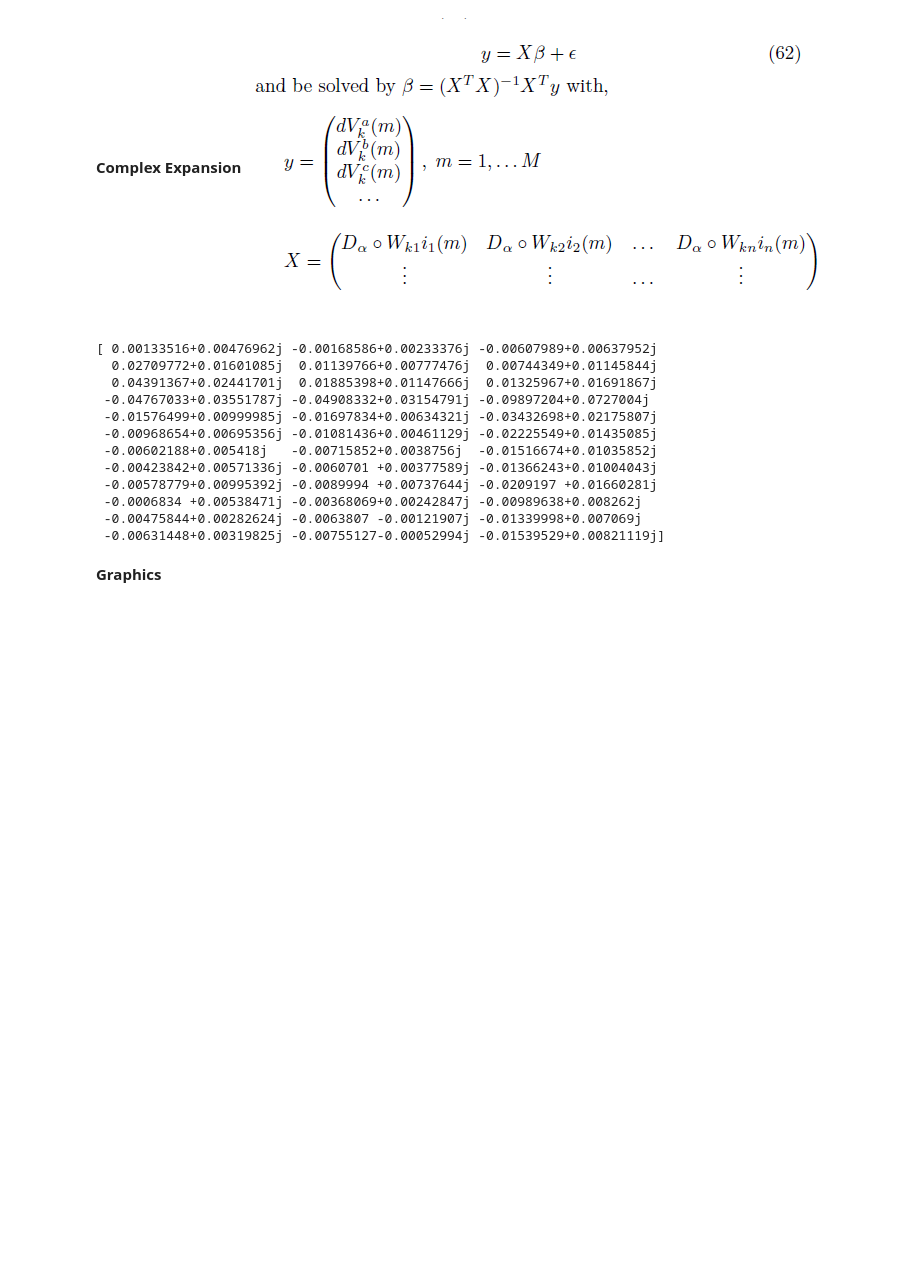
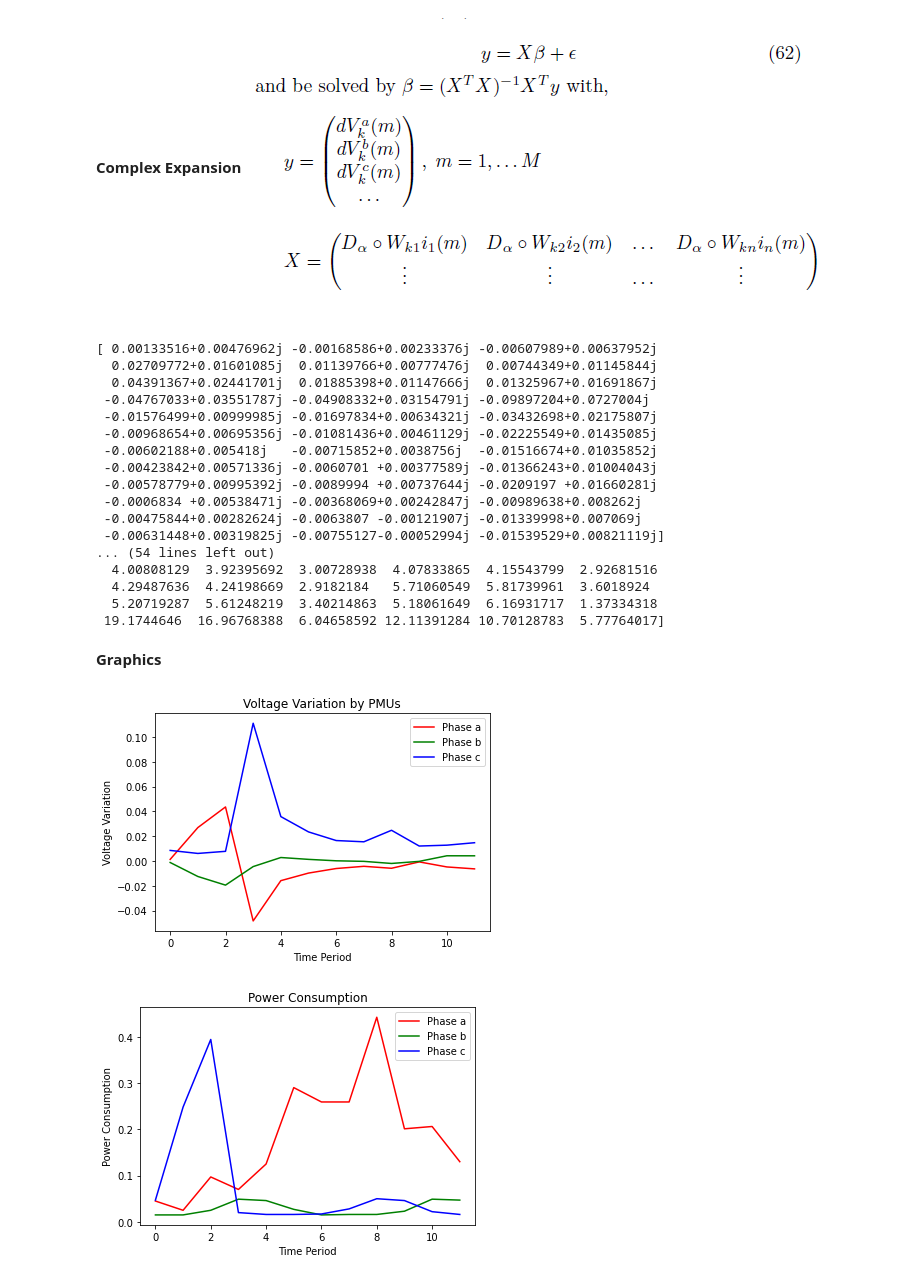
Before and after one commit to leobt23/ADRI, a Jupyter notebook: tpc5/Aula6_PhaseIdentification_Students.ipynb, the cells around one changed output. Cells and saved outputs as stored; diff of their text form; code cells hidden in the pictures; blank space fills up the shorter version.

```diff
--- a/tpc5/Aula6_PhaseIdentification_Students.ipynb
+++ b/tpc5/Aula6_PhaseIdentification_Students.ipynb
@@ -164,22 +164,25 @@ for i in range (m):
 print(vz)
 
 #Compute X matrix considering different W (Please use the value Z)
+# Compute X matrix using Z
 
-#for i in range(m):
+# Compute X matrix considering different W (Please use the value Z)
+for i in range(m):
+    for j in range(3):
+        X[3 * i: 3 * i + 3, i] = np.matmul(Z, np.multiply(vz[3 * i: 3 * i + 3], z[j]))
 
+# Compute Beta (Least Squares)
+Bpmu = np.linalg.lstsq(X, Y, rcond=None)[0]  # Betas with PMUs info
+Brtu = np.linalg.lstsq(X, vz_abs, rcond=None)[0]  # Betas with RTUs info
 
+BBpmu = np.absolute(Bpmu)  # Betas considering information from PMUs
+BBrtu = np.absolute(Brtu)  # Betas considering information from RTUs
 
+print('Betas (complex) considering information from PMUs\n', Bpmu, '\n')
+print('Betas (complex) considering information from RTUs\n', Brtu, '\n')
 
-                                                            #Betas with PMUs info
-
-                                                            #Betas with RTUs info
-
-
-#print('Betas (complex) considering information from PMUs\n',Bpmu,'\n')
-#print('Betas (complex) considering information from RTUs\n',Brtu,'\n')
-
-#print('Betas considering information from PMUs\n',BBpmu,'\n')
-#print('Betas considering information from RTUs\n',BBrtu,'\n')
+print('Betas considering information from PMUs\n', BBpmu, '\n')
+print('Betas considering information from RTUs\n', BBrtu, '\n')
 # %% [output]
 [ 0.00133516+0.00476962j -0.00168586+0.00233376j -0.00607989+0.00637952j
   0.02709772+0.01601085j  0.01139766+0.00777476j  0.00744349+0.01145844j
@@ -193,5 +196,10 @@ print(vz)
  -0.0006834 +0.00538471j -0.00368069+0.00242847j -0.00989638+0.008262j
  -0.00475844+0.00282624j -0.0063807 -0.00121907j -0.01339998+0.007069j
  -0.00631448+0.00319825j -0.00755127-0.00052994j -0.01539529+0.00821119j]
+... (54 lines left out)
+  4.00808129  3.92395692  3.00728938  4.07833865  4.15543799  2.92681516
+  4.29487636  4.24198669  2.9182184   5.71060549  5.81739961  3.6018924
+  5.20719287  5.61248219  3.40214863  5.18061649  6.16931717  1.37334318
+ 19.1744646  16.96768388  6.04658592 12.11391284 10.70128783  5.77764017]
 # %% [markdown]
 <b>Graphics
@@ -206,0 +206,35 @@ y2=s[0:12,:]
+# %%
+import matplotlib.pyplot as plt
+
+# Specify the data to plot
+x = np.arange(m)
+y1 = dv_abs
+y2 = s[0:12,:]
+
+# Graph 1
+plt.figure()
+plt.title("Voltage Variation by PMUs")
+plt.plot(x, y1[:, 0], 'r', label='Phase a')
+plt.plot(x, y1[:, 1], 'g', label='Phase b')
+plt.plot(x, y1[:, 2], 'b', label='Phase c')
+plt.xlabel("Time Period")
+plt.ylabel("Voltage Variation")
+plt.legend()
+plt.show()
+
+# Graph 2
+plt.figure()
+plt.title("Power Consumption")
+plt.plot(x, y2[:, 0], 'r', label='Phase a')
+plt.plot(x, y2[:, 1], 'g', label='Phase b')
+plt.plot(x, y2[:, 2], 'b', label='Phase c')
+plt.xlabel("Time Period")
+plt.ylabel("Power Consumption")
+plt.legend()
+plt.show()
+
+# Show the plots
+plt.show()
+# %% [output]
+[figure, added]
+[figure, added]
```
Also changed, not shown: parts of 1 cell of this notebook.
